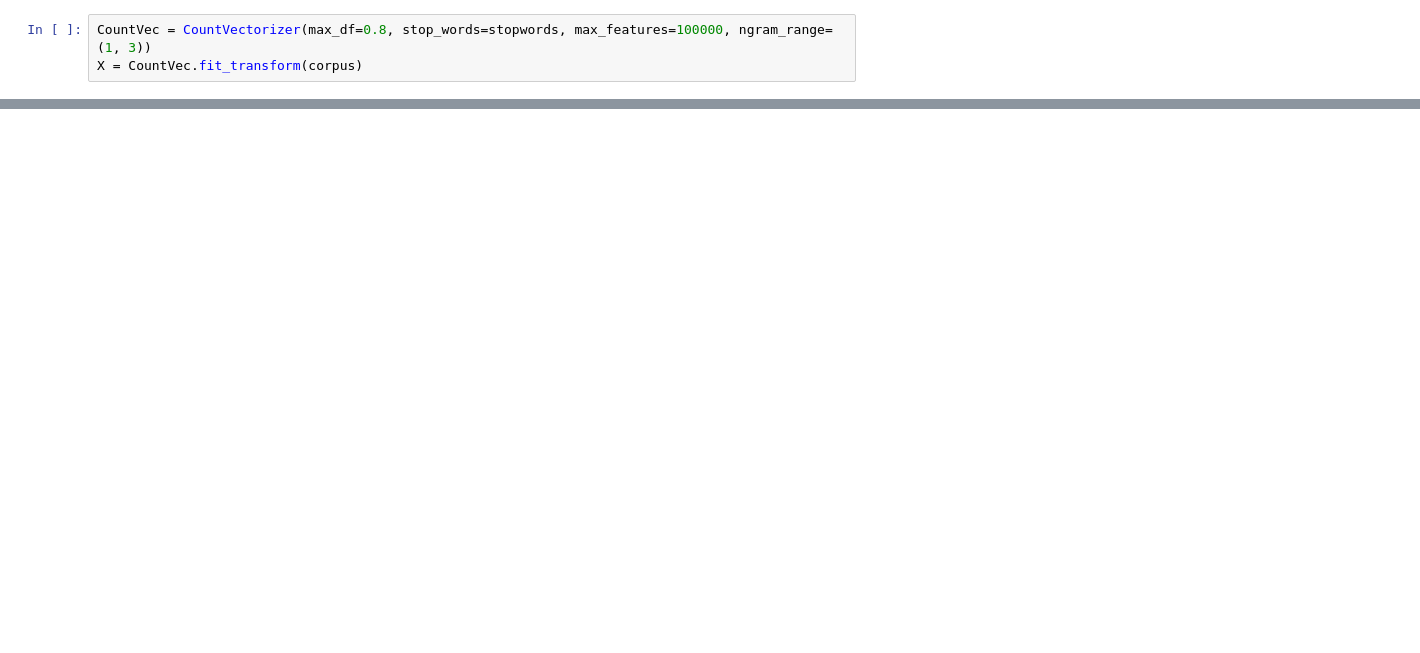
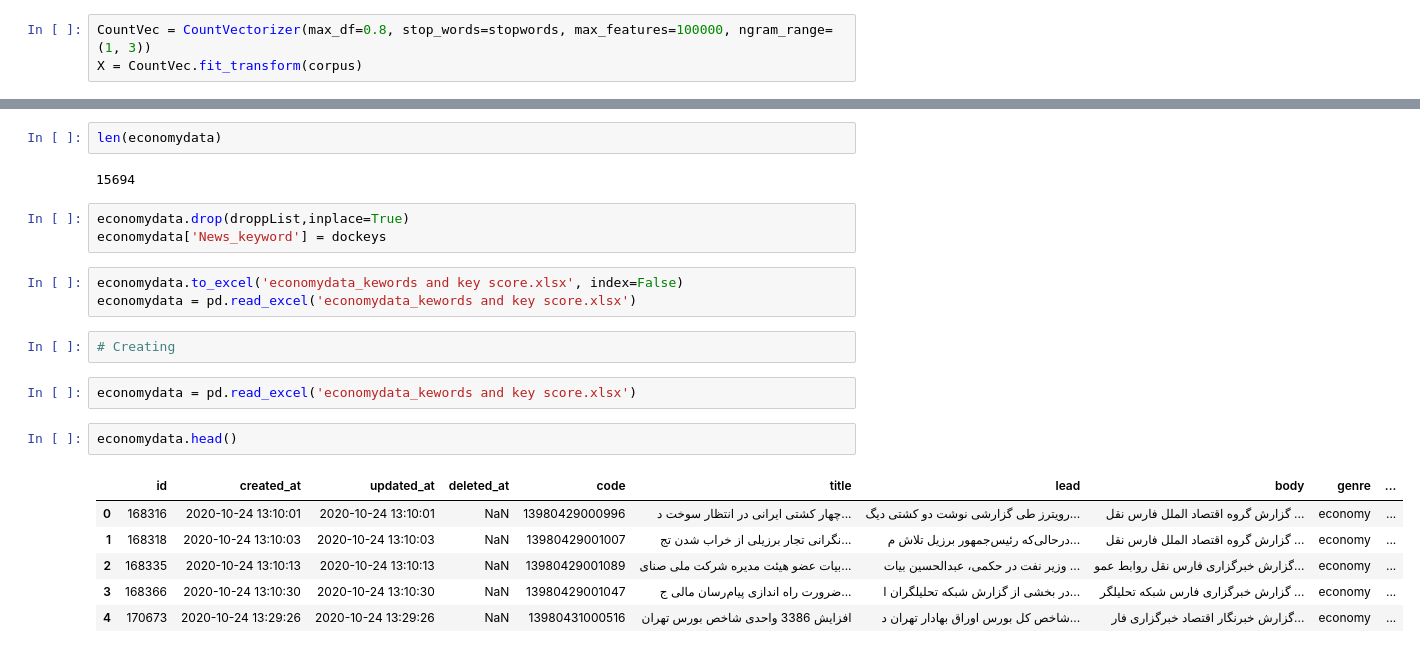
Before and after one commit to aminkhod/Extracting_Typed_Entities_Relations_with_Knowledge_Bases, a Jupyter notebook: keyword-extraction-from-economic-news/FarsNews.ipynb, the cells around one changed output, grey strips where cells are left out. Drawn from its saved outputs; the diff is of its cells as text; blank space fills up the shorter version.

```diff
--- a/keyword-extraction-from-economic-news/FarsNews.ipynb
+++ b/keyword-extraction-from-economic-news/FarsNews.ipynb
@@ -656,0 +1133,23 @@ h.set_xticklabels(h.get_xticklabels(), rotation=45, name = 'XB Niloofar')
+# %%
+len(economydata)
+# %% [output]
+15694
+# %%
+economydata.drop(droppList,inplace=True)
+economydata['News_keyword'] = dockeys
+# %%
+economydata.to_excel('economydata_kewords and key score.xlsx', index=False)
+economydata = pd.read_excel('economydata_kewords and key score.xlsx')
+# %%
+# Creating
+# %%
+economydata = pd.read_excel('economydata_kewords and key score.xlsx')
+# %%
+economydata.head()
+# %% [output]
+|  | id | created_at | updated_at | deleted_at | code | title | lead | body | genre | ... |
+| 0 | 168316 | 2020-10-24 13:10:01 | 2020-10-24 13:10:01 | NaN | 13980429000996 | چهار کشتی ایرانی در انتظار سوخت د... | رویترز طی گزارشی نوشت دو کشتی دیگ... | گزارش گروه اقتصاد الملل فارس نقل ... | economy | ... |
+| 1 | 168318 | 2020-10-24 13:10:03 | 2020-10-24 13:10:03 | NaN | 13980429001007 | نگرانی تجار برزیلی از خراب شدن تج... | درحالی‌که رئیس‌جمهور برزیل تلاش م... | گزارش گروه اقتصاد الملل فارس نقل ... | economy | ... |
+| 2 | 168335 | 2020-10-24 13:10:13 | 2020-10-24 13:10:13 | NaN | 13980429001089 | بیات عضو هیئت مدیره شرکت ملی صنای... | وزیر نفت در حکمی، عبدالحسین بیات ... | گزارش خبرگزاری فارس نقل روابط عمو... | economy | ... |
+| 3 | 168366 | 2020-10-24 13:10:30 | 2020-10-24 13:10:30 | NaN | 13980429001047 | ضرورت راه اندازی پیام‌رسان مالی ج... | در بخشی از گزارش شبکه تحلیلگران ا... | گزارش خبرگزاری فارس شبکه تحلیلگر ... | economy | ... |
+| 4 | 170673 | 2020-10-24 13:29:26 | 2020-10-24 13:29:26 | NaN | 13980431000516 | افزایش 3386 واحدی شاخص بورس تهران | شاخص کل بورس اوراق بهادار تهران د... | گزارش خبرنگار اقتصاد خبرگزاری فار... | economy | ... |
```
Also changed, not shown: parts of 53 cells of this notebook, 1 other file.
